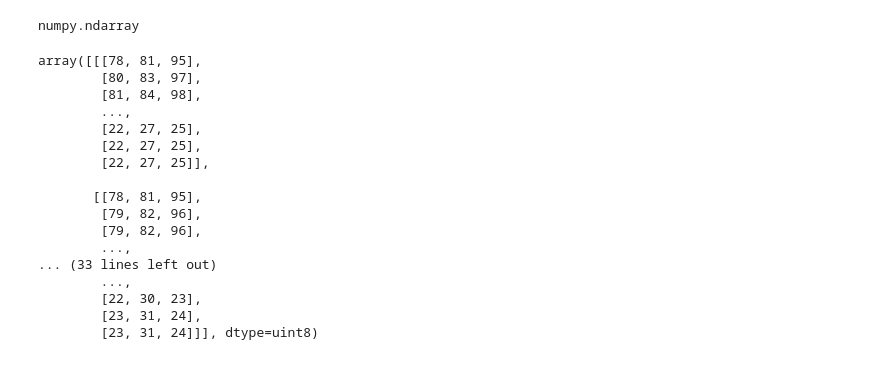
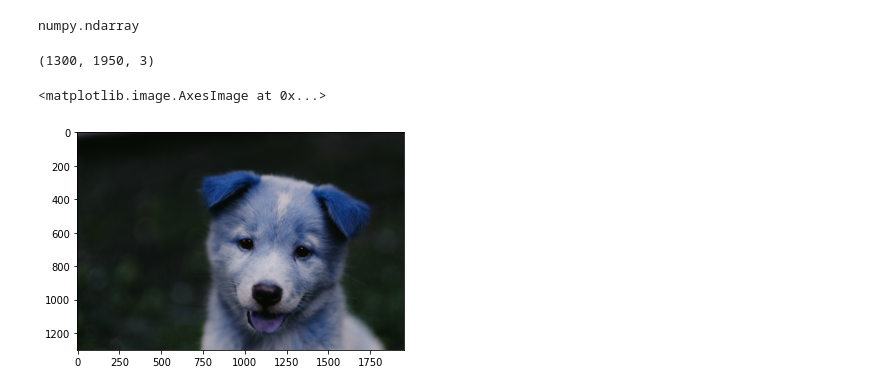
Before and after one commit to mamuncseru/opencv-learning, a Jupyter notebook: OpenCV_Learning.ipynb, the cells around one changed output. Saved outputs shown, nothing was run; the diff lists cells and outputs as text; code cells hidden in the pictures.

Commit message:
opening image files in a notebook

```diff
--- a/OpenCV_Learning.ipynb
+++ b/OpenCV_Learning.ipynb
@@ -61,22 +61,11 @@ type(img)
 # %% [output]
 numpy.ndarray
 # %%
-img
+img.shape
 # %% [output]
-array([[[78, 81, 95],
-        [80, 83, 97],
-        [81, 84, 98],
-        ...,
-        [22, 27, 25],
-        [22, 27, 25],
-        [22, 27, 25]],
-
-       [[78, 81, 95],
-        [79, 82, 96],
-        [79, 82, 96],
-        ...,
-... (33 lines left out)
-        ...,
-        [22, 30, 23],
-        [23, 31, 24],
-        [23, 31, 24]]], dtype=uint8)
+(1300, 1950, 3)
+# %%
+plt.imshow(img)
+# %% [output]
+<matplotlib.image.AxesImage at 0x...>
+[figure, added]
```
Also changed, not shown: parts of 17 cells of this notebook.
